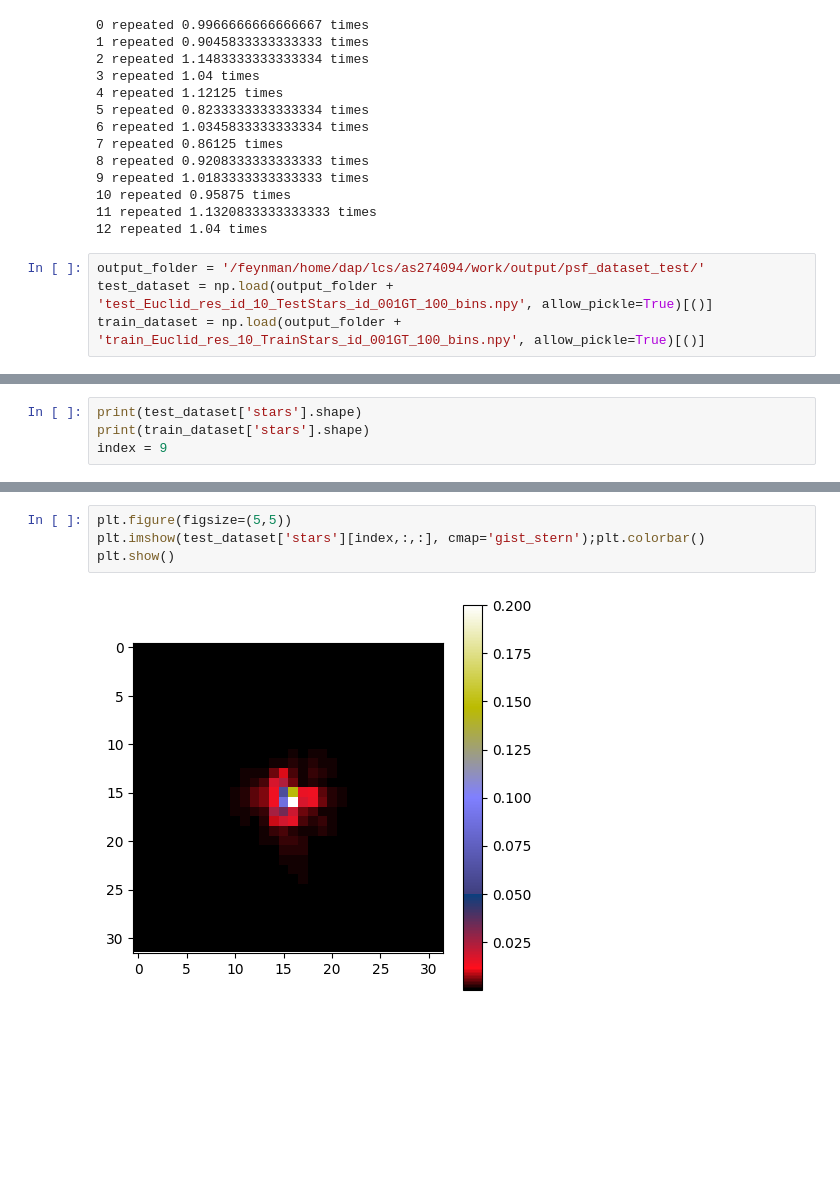
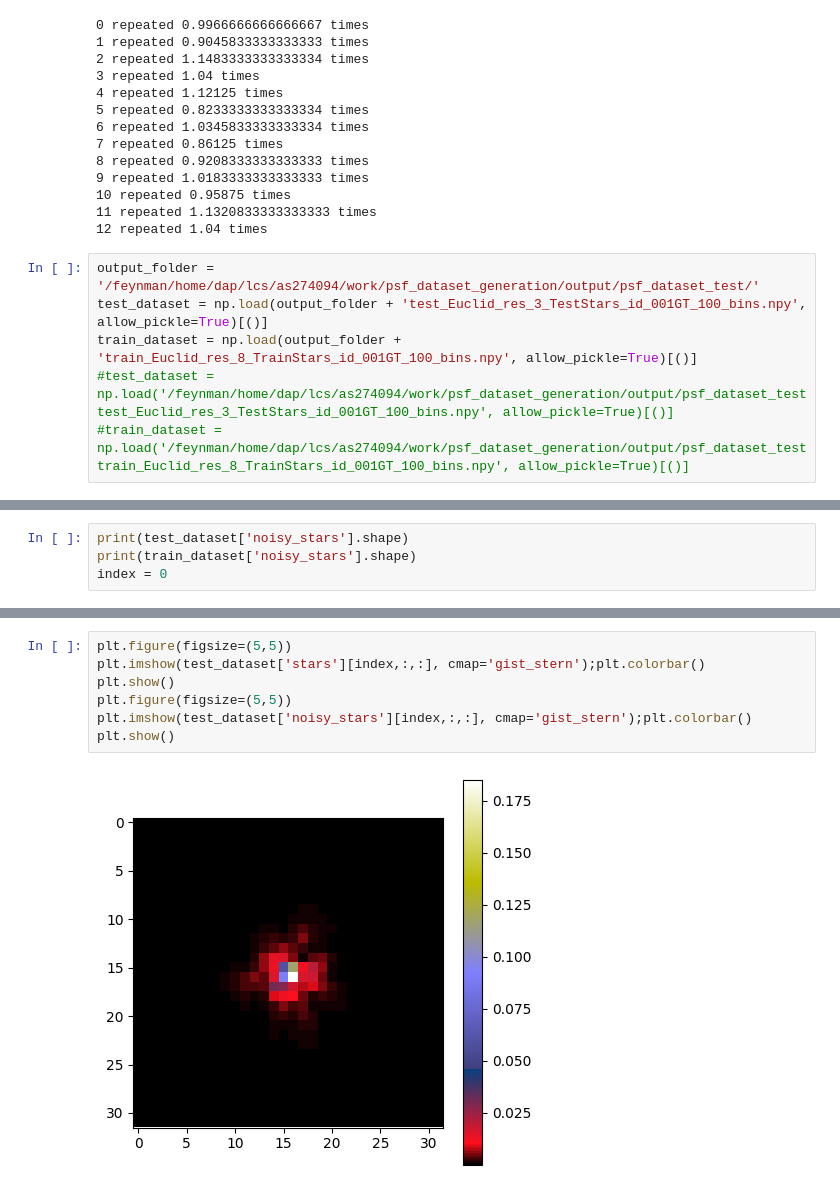
Before and after one commit to AlexSzapiro/psf_dataset_generation, a Jupyter notebook: psf_visualizer.ipynb, the cells around one changed output, grey strips where cells are left out. Saved outputs shown, nothing was run; the diff lists cells and outputs as text; blank space fills up the shorter version.

Commit message:
Added noisy test stars, SNR info and 512 CPU cores

```diff
--- a/psf_visualizer.ipynb
+++ b/psf_visualizer.ipynb
@@ -46,7 +46,9 @@ for val, count in zip(unique_values, counts):
 11 repeated 1.1320833333333333 times
 12 repeated 1.04 times
 # %%
-output_folder = '/feynman/home/dap/lcs/as274094/work/output/psf_dataset_test/'
-test_dataset = np.load(output_folder + 'test_Euclid_res_id_10_TestStars_id_001GT_100_bins.npy', allow_pickle=True)[()]
-train_dataset = np.load(output_folder + 'train_Euclid_res_10_TrainStars_id_001GT_100_bins.npy', allow_pickle=True)[()]
+output_folder = '/feynman/home/dap/lcs/as274094/work/psf_dataset_generation/output/psf_dataset_test/'
+test_dataset = np.load(output_folder + 'test_Euclid_res_3_TestStars_id_001GT_100_bins.npy', allow_pickle=True)[()]
+train_dataset = np.load(output_folder + 'train_Euclid_res_8_TrainStars_id_001GT_100_bins.npy', allow_pickle=True)[()]
+#test_dataset = np.load('/feynman/home/dap/lcs/as274094/work/psf_dataset_generation/output/psf_dataset_testtest_Euclid_res_3_TestStars_id_001GT_100_bins.npy', allow_pickle=True)[()]
+#train_dataset = np.load('/feynman/home/dap/lcs/as274094/work/psf_dataset_generation/output/psf_dataset_testtrain_Euclid_res_8_TrainStars_id_001GT_100_bins.npy', allow_pickle=True)[()]
 # %%
@@ -57,5 +67,5 @@ np.sum(train_dataset['stars'])
 # %%
-print(test_dataset['stars'].shape)
-print(train_dataset['stars'].shape)
-index = 9
+print(test_dataset['noisy_stars'].shape)
+print(train_dataset['noisy_stars'].shape)
+index = 0
 # %% [output]
@@ -70,6 +84,9 @@ plt.show()
 # %%
 plt.figure(figsize=(5,5))
 plt.imshow(test_dataset['stars'][index,:,:], cmap='gist_stern');plt.colorbar()
 plt.show()
+plt.figure(figsize=(5,5))
+plt.imshow(test_dataset['noisy_stars'][index,:,:], cmap='gist_stern');plt.colorbar()
+plt.show()
 # %% [output]
-[figure, old version]
+[figure, new version]
```
Also changed, not shown: parts of 5 cells of this notebook, 2 other files.
